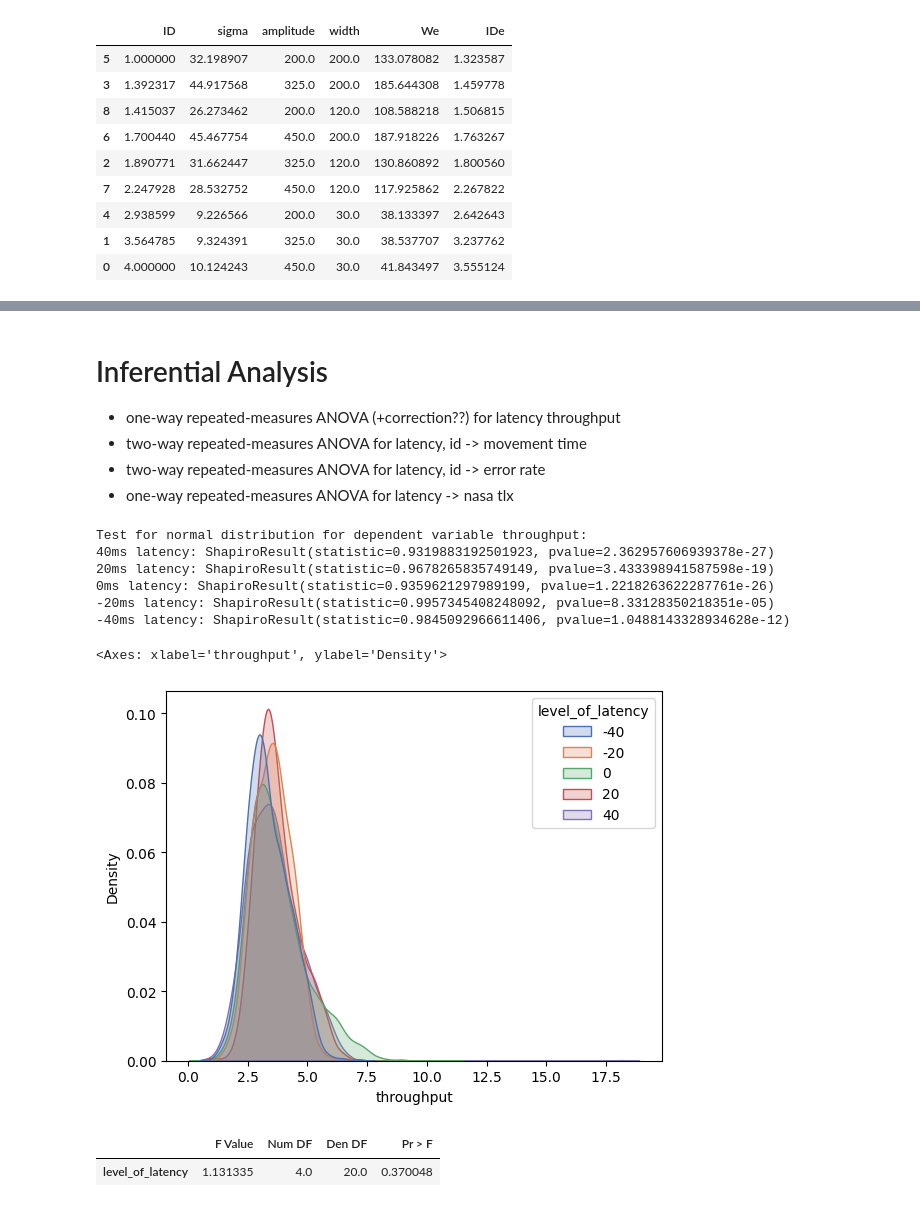
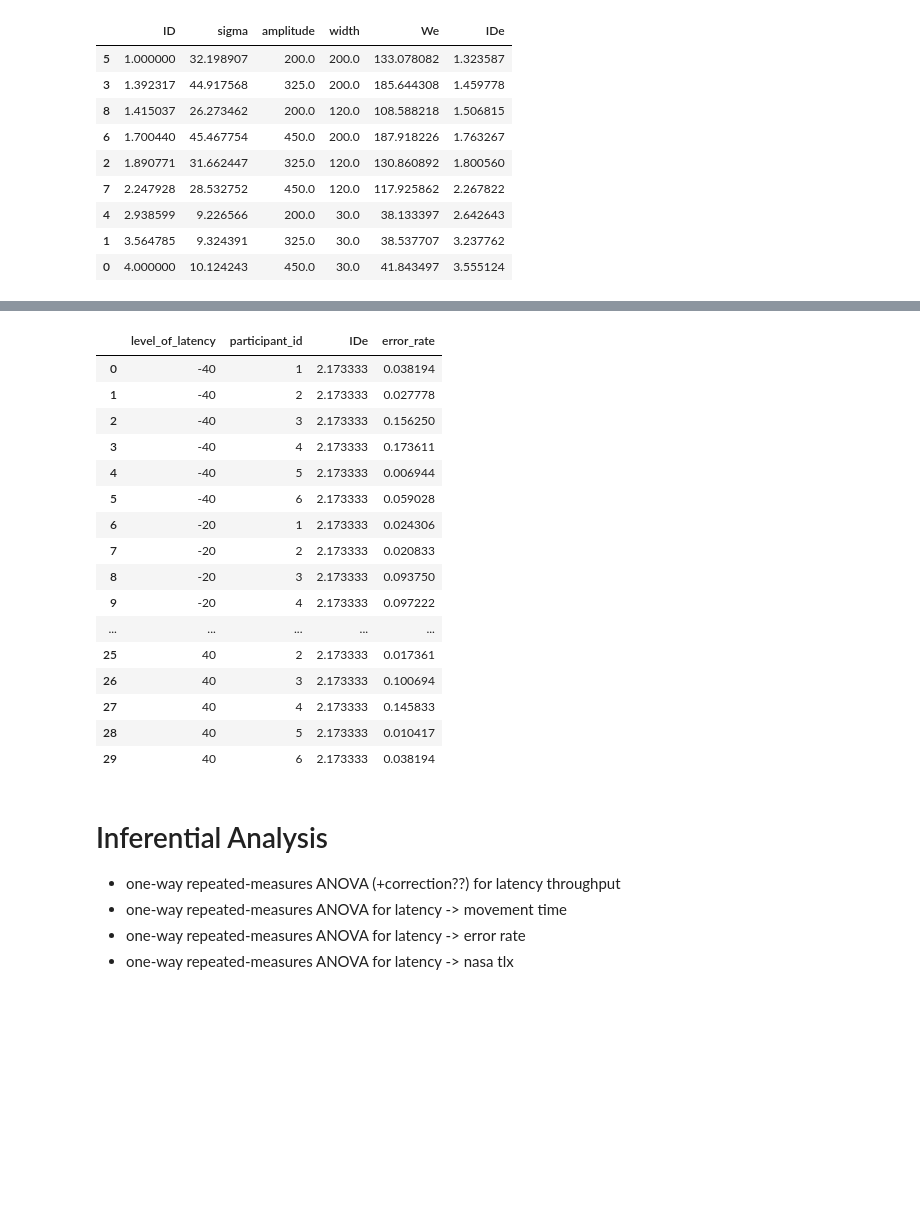
Before and after one commit to lucawoik/SpeedyMouseEvaluation, a Jupyter notebook: inferential_analysis.ipynb, the cells around one changed output, grey strips where cells are left out. Cells and saved outputs as stored; diff of their text form; code cells hidden in the pictures; blank space fills up the shorter version.

```diff
--- a/inferential_analysis.ipynb
+++ b/inferential_analysis.ipynb
@@ -130,0 +154,13 @@ throughput_df
+# %%
+# calculation of throughput
+error_df = pd.DataFrame({"IDe": np.zeros(clicks_df.shape[0]),
+                              "error_rate": 1 - clicks_df["success"]})
+
+for index, entry in clicks_df.iterrows():
+    for _, row in effective_id_df.iterrows():
+        if entry["ID"] == row["ID"]:
+            error_df.loc[index,"IDe"] = round(row["IDe"], 2)
+
+error_df["level_of_latency"] = clicks_df["level_of_latency"]
+error_df["participant_id"] = clicks_df["participant_id"]
+error_df
@@ -131,42 +181,27 @@ throughput_df
+# %%
+grouped_error_df = error_df.groupby(["level_of_latency", "participant_id"], as_index=False).mean()
+grouped_error_df
+# %% [output]
+|  | level_of_latency | participant_id | IDe | error_rate |
+| 0 | -40 | 1 | 2.173333 | 0.038194 |
+| 1 | -40 | 2 | 2.173333 | 0.027778 |
+| 2 | -40 | 3 | 2.173333 | 0.156250 |
+| 3 | -40 | 4 | 2.173333 | 0.173611 |
+| 4 | -40 | 5 | 2.173333 | 0.006944 |
+| 5 | -40 | 6 | 2.173333 | 0.059028 |
+| 6 | -20 | 1 | 2.173333 | 0.024306 |
+| 7 | -20 | 2 | 2.173333 | 0.020833 |
+| 8 | -20 | 3 | 2.173333 | 0.093750 |
+| 9 | -20 | 4 | 2.173333 | 0.097222 |
+| ... | ... | ... | ... | ... |
+| 25 | 40 | 2 | 2.173333 | 0.017361 |
+| 26 | 40 | 3 | 2.173333 | 0.100694 |
+| 27 | 40 | 4 | 2.173333 | 0.145833 |
+| 28 | 40 | 5 | 2.173333 | 0.010417 |
+| 29 | 40 | 6 | 2.173333 | 0.038194 |
 # %% [markdown]
 # Inferential Analysis
 - one-way repeated-measures ANOVA (+correction??) for latency throughput
-- two-way repeated-measures ANOVA for latency, id -> movement time
-- two-way repeated-measures ANOVA for latency, id -> error rate
+- one-way repeated-measures ANOVA for latency -> movement time
+- one-way repeated-measures ANOVA for latency -> error rate
 - one-way repeated-measures ANOVA for latency -> nasa tlx
-# %%
-# check if normal distribution (voraussetzung für anova (sonst nicht-parametrischer test))
-dv = 'throughput'
-
-normal_40   = shapiro(throughput_df[throughput_df['level_of_latency'] == 40][dv])
-normal_20  = shapiro(throughput_df[throughput_df['level_of_latency'] == 20][dv])
-normal_0  = shapiro(throughput_df[throughput_df['level_of_latency'] == 0][dv])
-normal_neg20  = shapiro(throughput_df[throughput_df['level_of_latency'] == -20][dv])
-normal_neg40  = shapiro(throughput_df[throughput_df['level_of_latency'] == -40][dv])
-
-print(f'Test for normal distribution for dependent variable {dv}:')
-print(f'40ms latency: {normal_40}')
-print(f'20ms latency: {normal_20}')
-print(f'0ms latency: {normal_0}')
-print(f'-20ms latency: {normal_neg20}')
-print(f'-40ms latency: {normal_neg40}')
-
-sns.kdeplot(data=throughput_df, x=dv, hue='level_of_latency', fill=True, palette='deep')
-# alle normalverteilt
-# %% [output]
-Test for normal distribution for dependent variable throughput:
-40ms latency: ShapiroResult(statistic=0.9319883192501923, pvalue=2.362957606939378e-27)
-20ms latency: ShapiroResult(statistic=0.9678265835749149, pvalue=3.433398941587598e-19)
-0ms latency: ShapiroResult(statistic=0.9359621297989199, pvalue=1.2218263622287761e-26)
--20ms latency: ShapiroResult(statistic=0.9957345408248092, pvalue=8.33128350218351e-05)
--40ms latency: ShapiroResult(statistic=0.9845092966611406, pvalue=1.0488143328934628e-12)
-<Axes: xlabel='throughput', ylabel='Density'>
-[figure, removed]
-# %%
-result = AnovaRM(data=throughput_df, depvar='throughput',
-              subject="participant_id", within=['level_of_latency'], aggregate_func='mean').fit()
-result.anova_table
-# kein haupteffekt
-# %% [output]
-|  | F Value | Num DF | Den DF | Pr > F |
-| level_of_latency | 1.131335 | 4.0 | 20.0 | 0.370048 |
```
Also changed, not shown: parts of 32 cells of this notebook, 1 other file.
